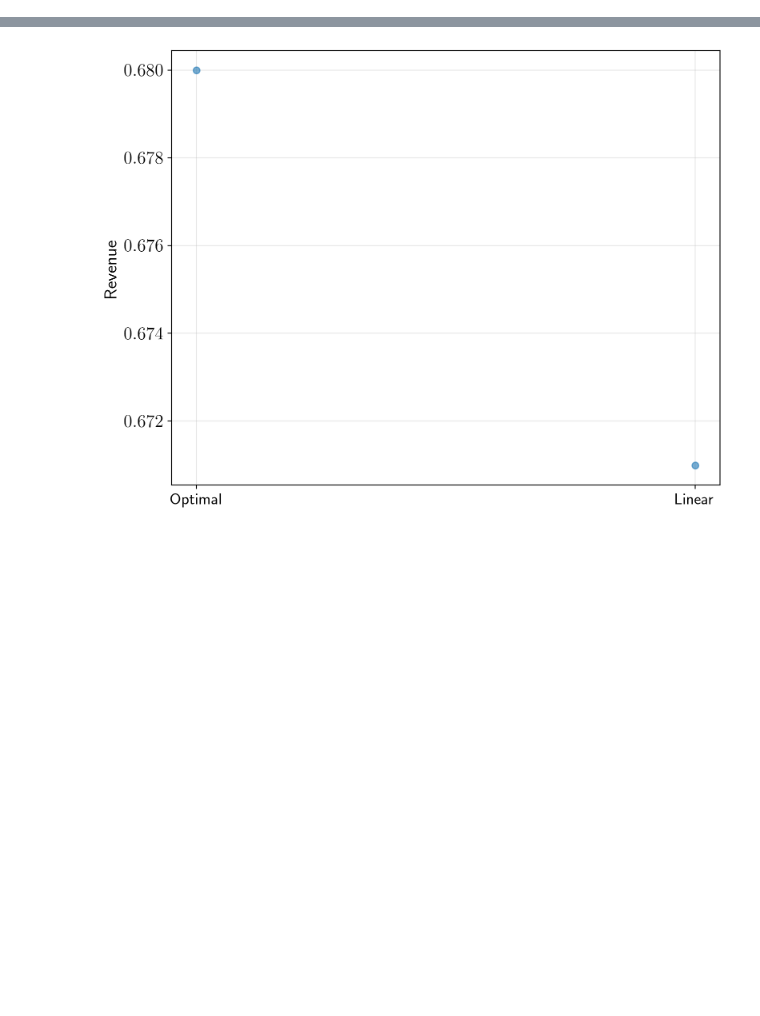
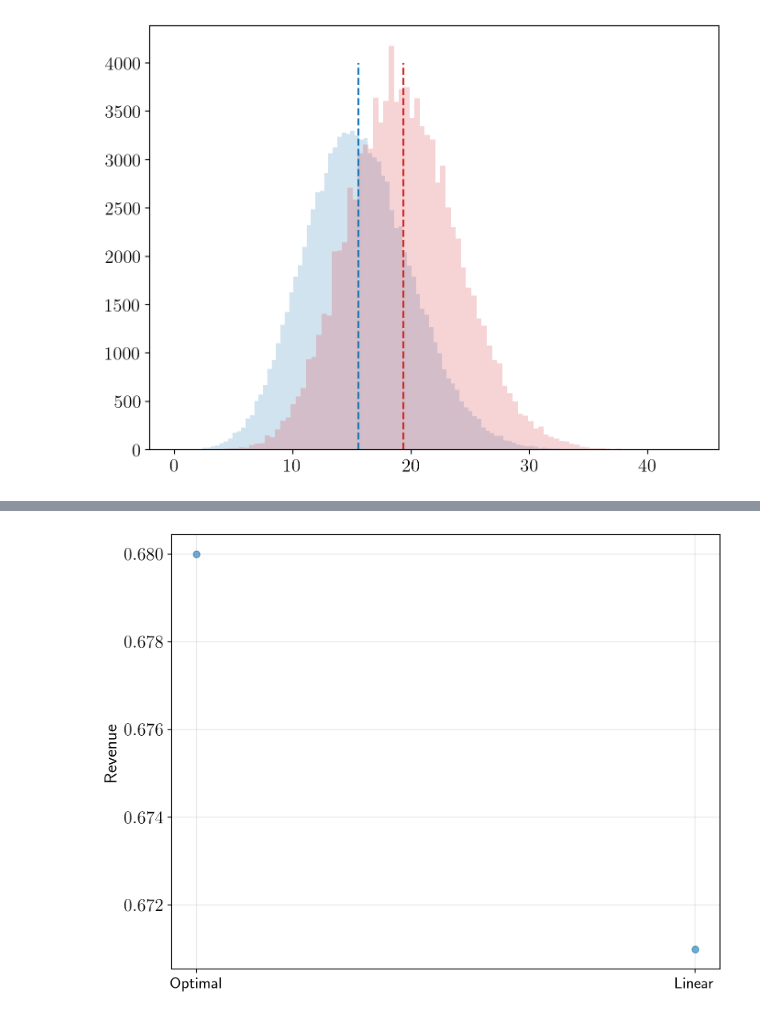
Before and after one commit to leonardobaggiani/amm-fees, a Jupyter notebook: simulations-and-comparisons.ipynb, the cells around one changed output, grey strips where cells are left out. Saved outputs shown, nothing was run; the diff lists cells and outputs as text; code cells hidden in the pictures; blank space fills up the shorter version.

```diff
--- a/CashProcessAMM.ipynb
+++ b/simulations-and-comparisons.ipynb
@@ -49,0 +94,8 @@ cash_linear,n_s_linear,n_b_linear = AMM.simulate_cash_linear(num_exp)
+# %%
+plt.hist(cash_optimal, bins = 100, alpha = 0.2, color = 'tab:blue')
+plt.vlines(x = np.mean(cash_optimal), ymin=0,ymax=4000, color='tab:blue', linestyles='--')
+plt.hist(cash_linear, bins = 100,alpha = 0.2, color = 'tab:red')
+plt.vlines(x = np.mean(cash_linear), ymin=0,ymax=4000, color='tab:red', linestyles='--')
+plt.show()
+# %% [output]
+[figure, added]
```
Also changed, not shown: parts of 11 cells of this notebook, 1 other file.
